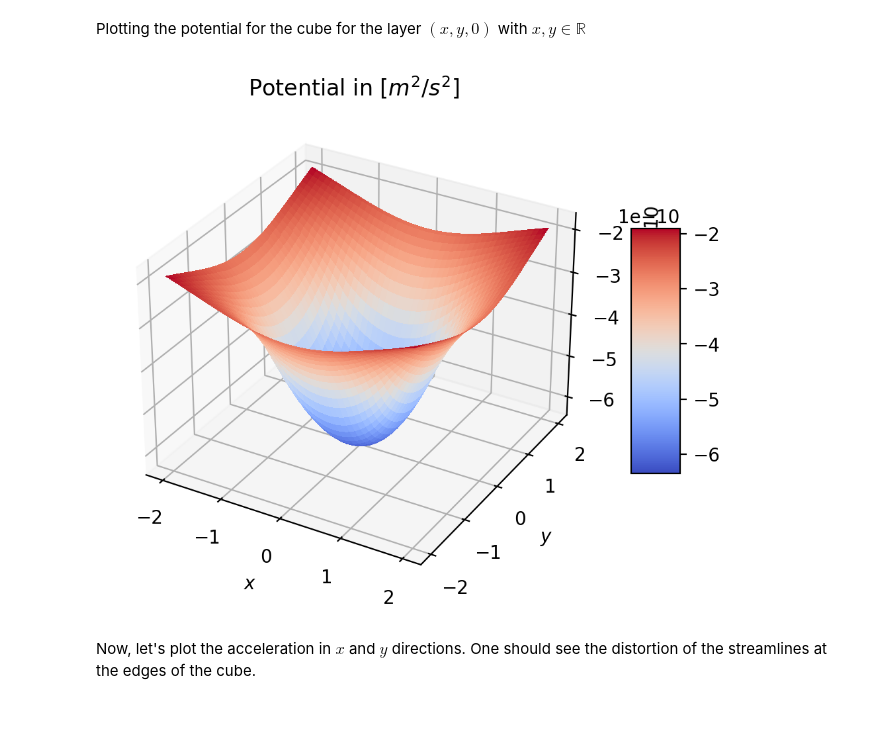
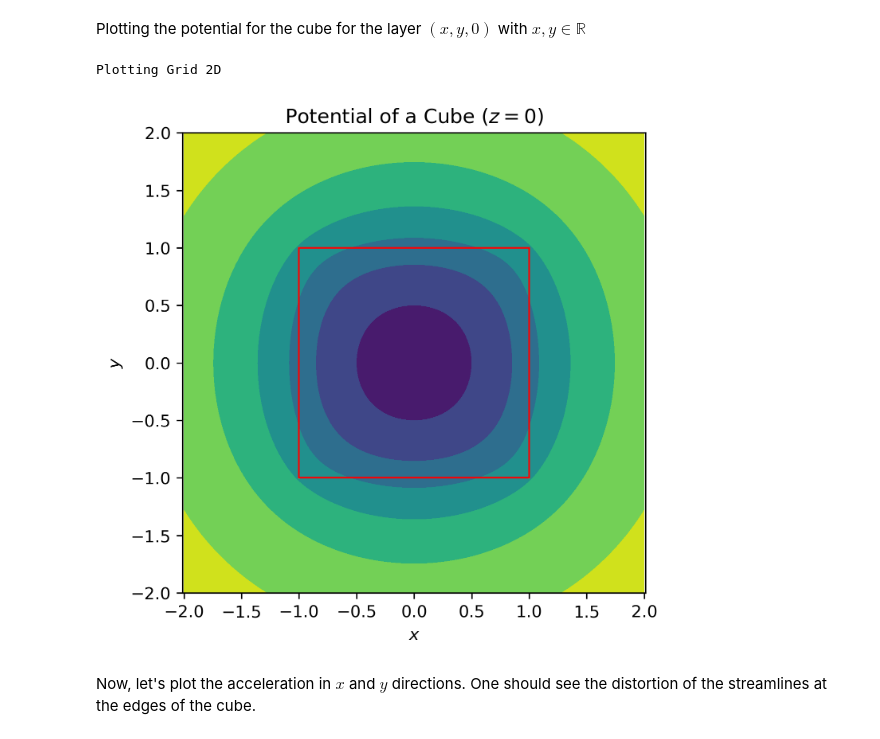
Before and after one commit to esa/polyhedral-gravity-model, a Jupyter notebook: script/polyhedral-gravity.ipynb, the cells around one changed output. Cells and saved outputs as stored; diff of their text form; code cells hidden in the pictures.

```diff
--- a/script/polyhedral-gravity.ipynb
+++ b/script/polyhedral-gravity.ipynb
@@ -108,39 +133,27 @@ Evaluating the model for multiple points at once around the cube:
 # %%
-X = np.arange(-2, 2.01, 0.01)
-Y = np.arange(-2, 2.01, 0.01)
+VALUES = np.arange(-2, 2.01, 0.01)
+X = VALUES
+Y = VALUES
 
 computation_points = np.array(np.meshgrid(X, Y, [0])).T.reshape(-1, 3)
-gravity_results = gravity_model.evaluate(cube_vertices, cube_faces, density, computation_points)
+gravity_results = gravity_model.evaluate(
+    polyhedral_source=(cube_vertices, cube_faces),
+    density=density,
+    computation_points=computation_points,
+)
 # %% [markdown]
 Plotting the potential for the cube for the layer $(x, y, 0)$ with $x, y \in \mathbb{R}$
-# %%
-# Extracting the potential from our result
-potentials = np.array([i[0] for i in gravity_results])
-
-# Invert the potentials for a better oversight in the diagram
-potentials = -1 * potentials
-
-fig, ax = plt.subplots(subplot_kw={"projection": "3d"})
-
-# Make data.
-X, Y = np.meshgrid(X, Y)
-Z = potentials.reshape((len(X), len(Y)))
-
-# Plot the surface.
-surf = ax.plot_surface(X, Y, Z, cmap=cm.coolwarm,
-                       linewidth=0, antialiased=False)
-
-ax.set_title("Potential in [$m^2/s^2$]")
-
-ax.set_xlabel("$x$")
-ax.set_ylabel("$y$")
-
-# Add a color bar which maps values to colors.
-fig.colorbar(surf, aspect=5, orientation='vertical', shrink=0.5)
-
-fig.set_dpi(200)
-
-plt.show()
-# %% [output]
-[figure, removed]
+# %%
+potentials = -1 * np.array([i[0] for i in gravity_results])
+potentials = potentials.reshape((len(VALUES), len(VALUES)))
+
+X = computation_points[:, 0].reshape(len(VALUES), -1)
+Y = computation_points[:, 1].reshape(len(VALUES), -1)
+
+mesh_plotting.plot_grid_2d(
+    X, Y, potentials, "Potential of a Cube ($z=0$)", plot_rectangle=True
+)
+# %% [output]
+Plotting Grid 2D
+[figure, added]
 # %% [markdown]
```
Also changed, not shown: parts of 27 cells of this notebook, 1 other file.
